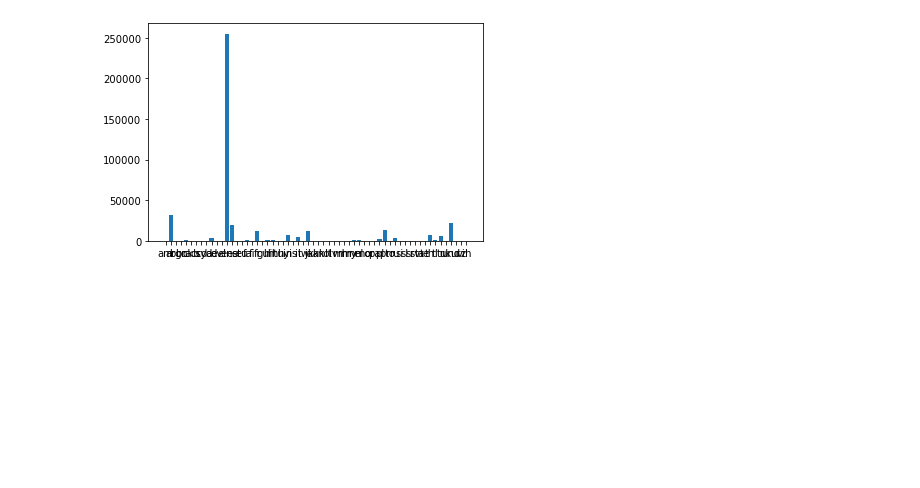
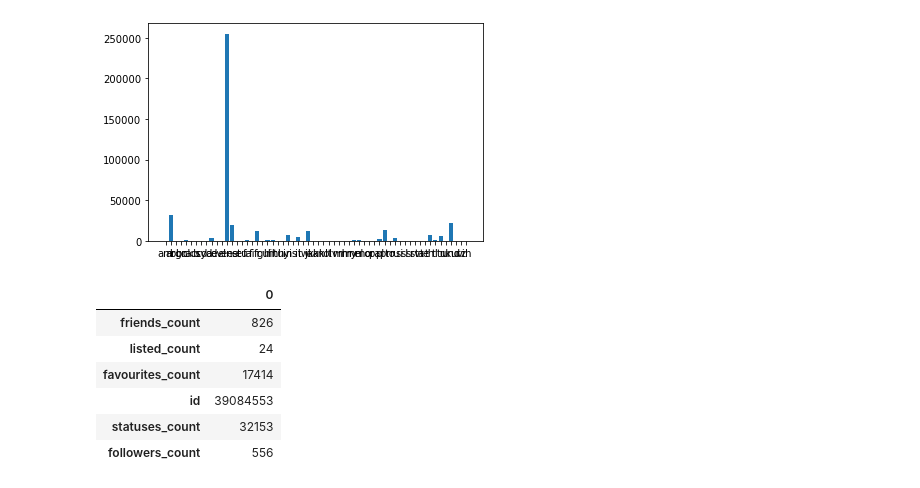
Before and after one commit to cug-sun/IF29_projet, a Jupyter notebook: demo.ipynb, the cells around one changed output. Drawn from its saved outputs; the diff is of its cells as text; code cells hidden in the pictures; blank space fills up the shorter version.

```diff
--- a/demo.ipynb
+++ b/demo.ipynb
@@ -6,10 +9,11 @@ collection = db['data']
 # %%
 projection = {
-
+    'user.created_at':1,
+    'user.id':1,
     'user.friends_count': 1,
     'user.listed_count': 1,
     'user.favourites_count': 1,
     'user.statuses_count': 1,
     'user.followers_count': 1,
     '_id': 0}
-cursor = collection.find({},projection, limit=50)
+cursor = collection.find({},projection)
@@ -77,3 +112,13 @@ plt.bar(lang_tag, lang_count.values())
 # %% [output]
 <BarContainer object of 60 artists>
 [figure]
+# %%
+pd.DataFrame.from_dict(user_list[0]['user'],orient='index')
+# %% [output]
+|  | 0 |
+| friends_count | 826 |
+| listed_count | 24 |
+| favourites_count | 17414 |
+| id | 39084553 |
+| statuses_count | 32153 |
+| followers_count | 556 |
```
Also changed, not shown: parts of 16 cells of this notebook.
